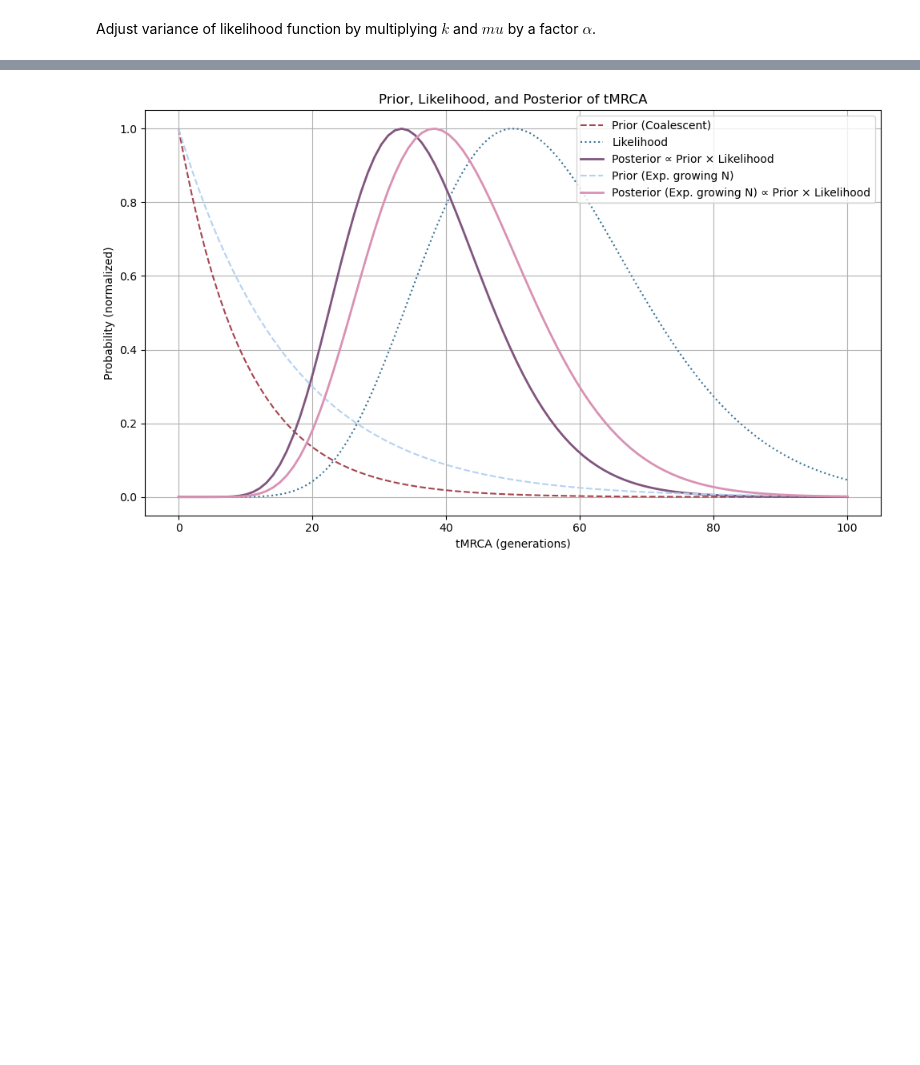
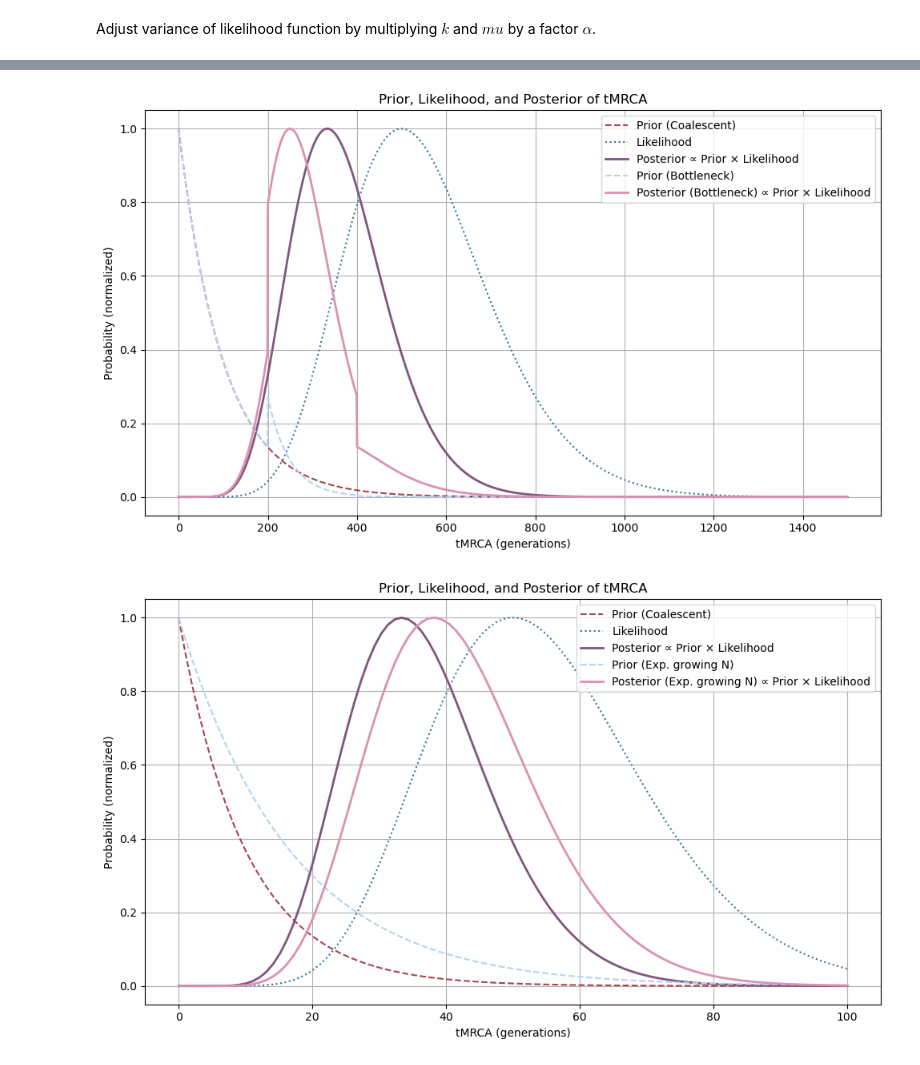
Before and after one commit to marie3003/effect_population_size_tmrca, a Jupyter notebook: plot_population_size_impact.ipynb, the cells around one changed output, grey strips where cells are left out. Saved outputs shown, nothing was run; the diff lists cells and outputs as text; code cells hidden in the pictures; blank space fills up the shorter version.

```diff
--- a/plot_population_size_impact.ipynb
+++ b/plot_population_size_impact.ipynb
@@ -206,3 +613,59 @@ $$
+# %%
+L = 100
+N = 100
+mu = 0.0001
+k = 10
+t_max = 1500  # Maximum tMRCA to consider
+t_values = np.linspace(0, t_max, t_max)
+
+N_high = 100
+N_low = 50
+t_bottleneck_start = 200
+t_bottleneck_end = 400
+
+# Compute values
+likelihoods = np.array([likelihood_tMRCA_mutations(k_mut, mu, t, L) for t in t_values])
+priors = np.array([coalescent_prior(t, N) for t in t_values])
+priors_bottleneck = np.array([coalescent_prior_bottleneck(t, N_high, N_low, t_bottleneck_start, t_bottleneck_end) for t in t_values])
+posteriors = likelihoods * priors
+posteriors_bottleneck = likelihoods * priors_bottleneck
+
+# Normalize for better visualization
+likelihoods /= np.max(likelihoods)
+priors /= np.max(priors)
+posteriors /= np.max(posteriors)
+priors_bottleneck /= np.max(priors_bottleneck)
+posteriors_bottleneck /= np.max(posteriors_bottleneck)
+
+colors = [
+        "#a6444f",  # reddish
+        "#397398",  # dark blue
+        "#80557e",  # purple
+        "#b5d2f2",  # light blue
+        "#d991b4",  # pink
+        "#57a8b8",  # teal
+        "#7394c2",  # mid blue
+        "#7a7a7a"   # gray
+    ]
+
+# Plotting
+plt.figure(figsize=(10, 6))
+plt.plot(t_values, priors, label="Prior (Coalescent)", linestyle="--", color = colors[0])
+plt.plot(t_values, likelihoods, label="Likelihood", linestyle=":", color = colors[1])
+plt.plot(t_values, posteriors, label="Posterior ∝ Prior × Likelihood", linewidth=2, color = colors[2])
+plt.plot(t_values, priors_bottleneck, label="Prior (Bottleneck)", linestyle="--", color = colors[3])
+plt.plot(t_values, posteriors_bottleneck, label="Posterior (Bottleneck) ∝ Prior × Likelihood", linewidth=2, color = colors[4])
+plt.xlabel("tMRCA (generations)")
+plt.ylabel("Probability (normalized)")
+plt.title("Prior, Likelihood, and Posterior of tMRCA")
+plt.legend()
+plt.grid(True)
+plt.tight_layout()
+plt.show()
+
+# The curves don't overlap in the start because of normalization
+# %% [output]
+[figure, added]
 # %%
 # Parameters
 mu = 1e-3        # mutation rate per base per generation
```
Also changed, not shown: parts of 12 cells of this notebook.
